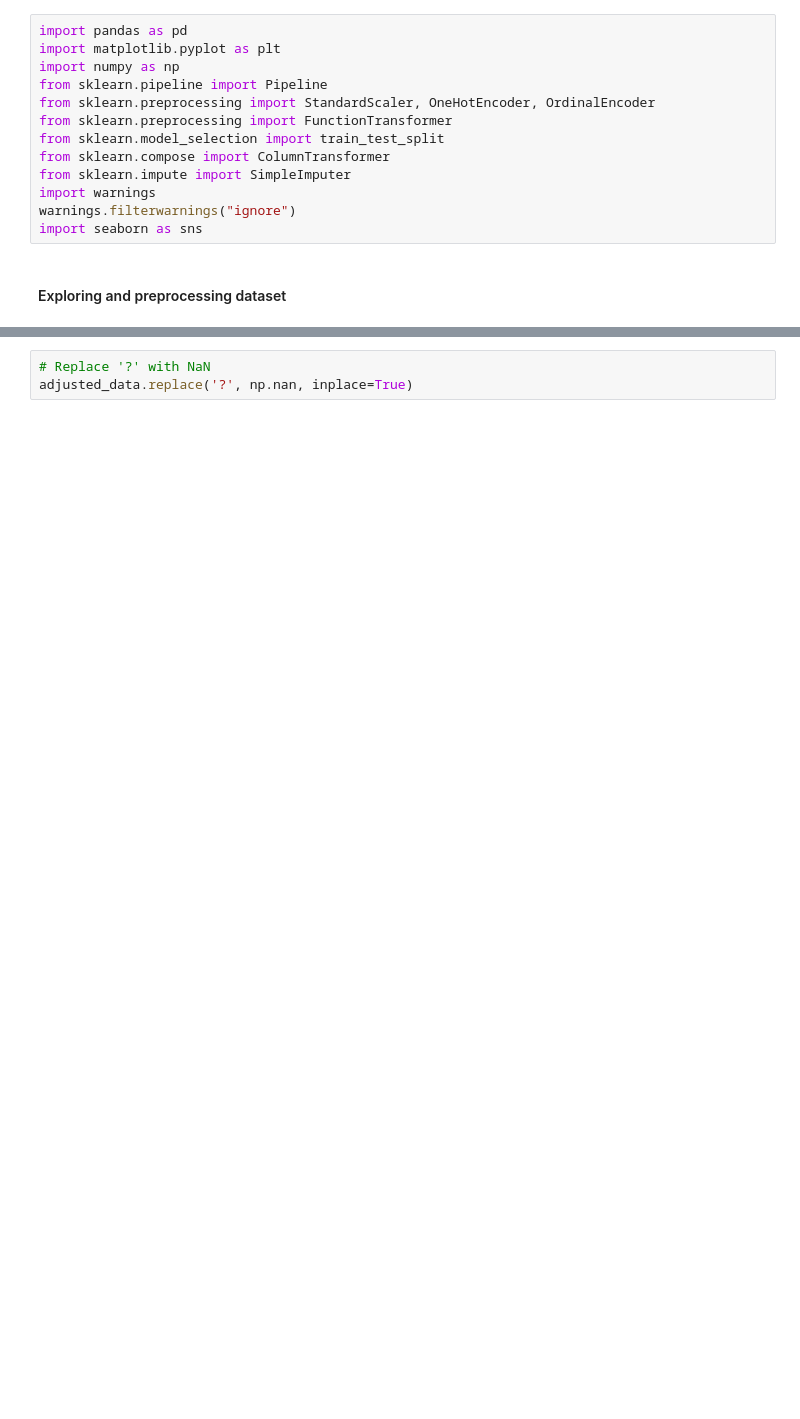
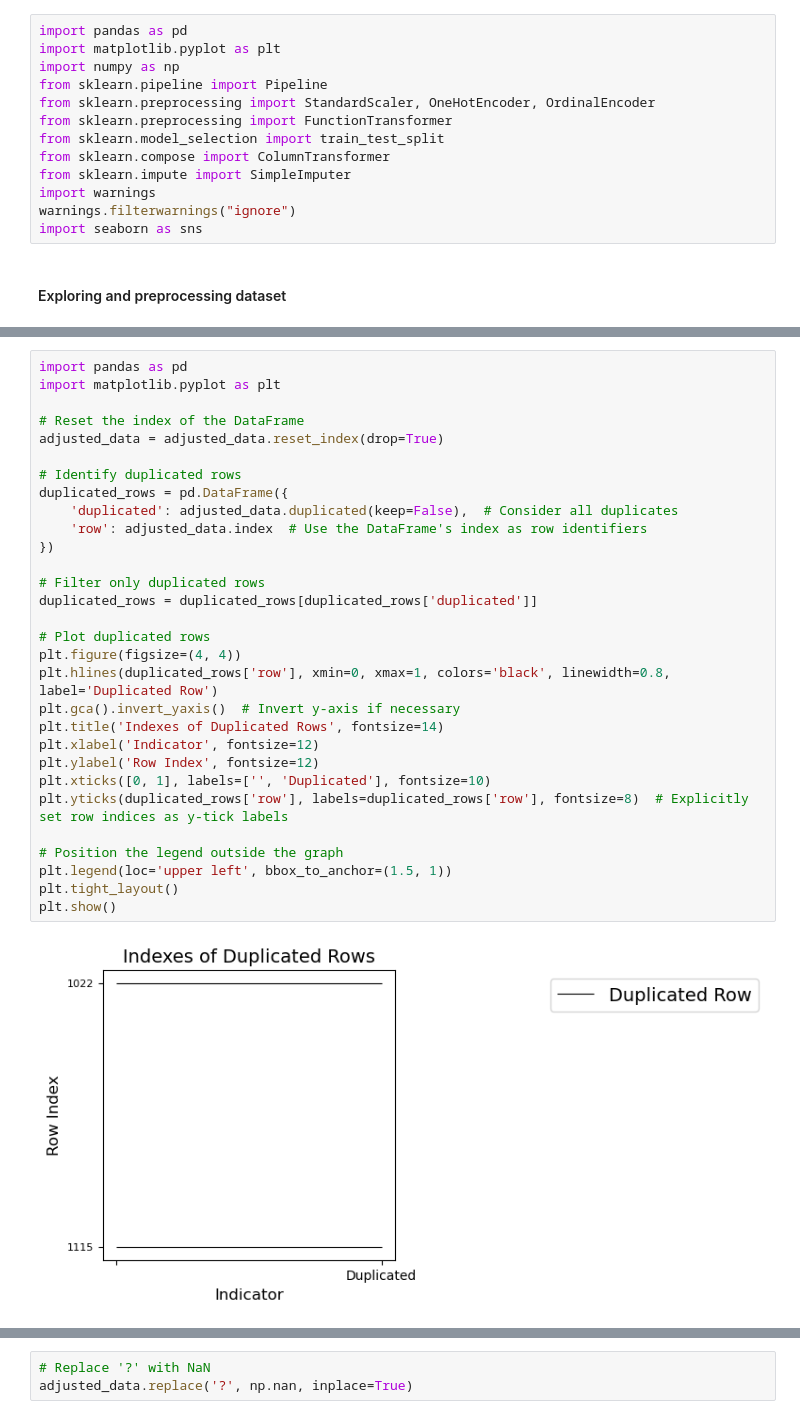
Before and after one commit to Currybon30/COMP258-Project, a Jupyter notebook: Visualization.ipynb, the cells around one changed output, grey strips where cells are left out. Cells and saved outputs as stored; diff of their text form; blank space fills up the shorter version.

```diff
--- a/Visualization.ipynb
+++ b/Visualization.ipynb
@@ -36,0 +53,32 @@ adjusted_data[cat_columns] = adjusted_data[cat_columns].astype('category')
+# %%
+import pandas as pd
+import matplotlib.pyplot as plt
+
+# Reset the index of the DataFrame
+adjusted_data = adjusted_data.reset_index(drop=True)
+
+# Identify duplicated rows
+duplicated_rows = pd.DataFrame({
+    'duplicated': adjusted_data.duplicated(keep=False),  # Consider all duplicates
+    'row': adjusted_data.index  # Use the DataFrame's index as row identifiers
+})
+
+# Filter only duplicated rows
+duplicated_rows = duplicated_rows[duplicated_rows['duplicated']]
+
+# Plot duplicated rows
+plt.figure(figsize=(4, 4))
+plt.hlines(duplicated_rows['row'], xmin=0, xmax=1, colors='black', linewidth=0.8, label='Duplicated Row')
+plt.gca().invert_yaxis()  # Invert y-axis if necessary
+plt.title('Indexes of Duplicated Rows', fontsize=14)
+plt.xlabel('Indicator', fontsize=12)
+plt.ylabel('Row Index', fontsize=12)
+plt.xticks([0, 1], labels=['', 'Duplicated'], fontsize=10)
+plt.yticks(duplicated_rows['row'], labels=duplicated_rows['row'], fontsize=8)  # Explicitly set row indices as y-tick labels
+
+# Position the legend outside the graph
+plt.legend(loc='upper left', bbox_to_anchor=(1.5, 1))
+plt.tight_layout()
+plt.show()
+# %% [output]
+[figure, added]
```
Also changed, not shown: parts of 38 cells of this notebook, 1 other file.
